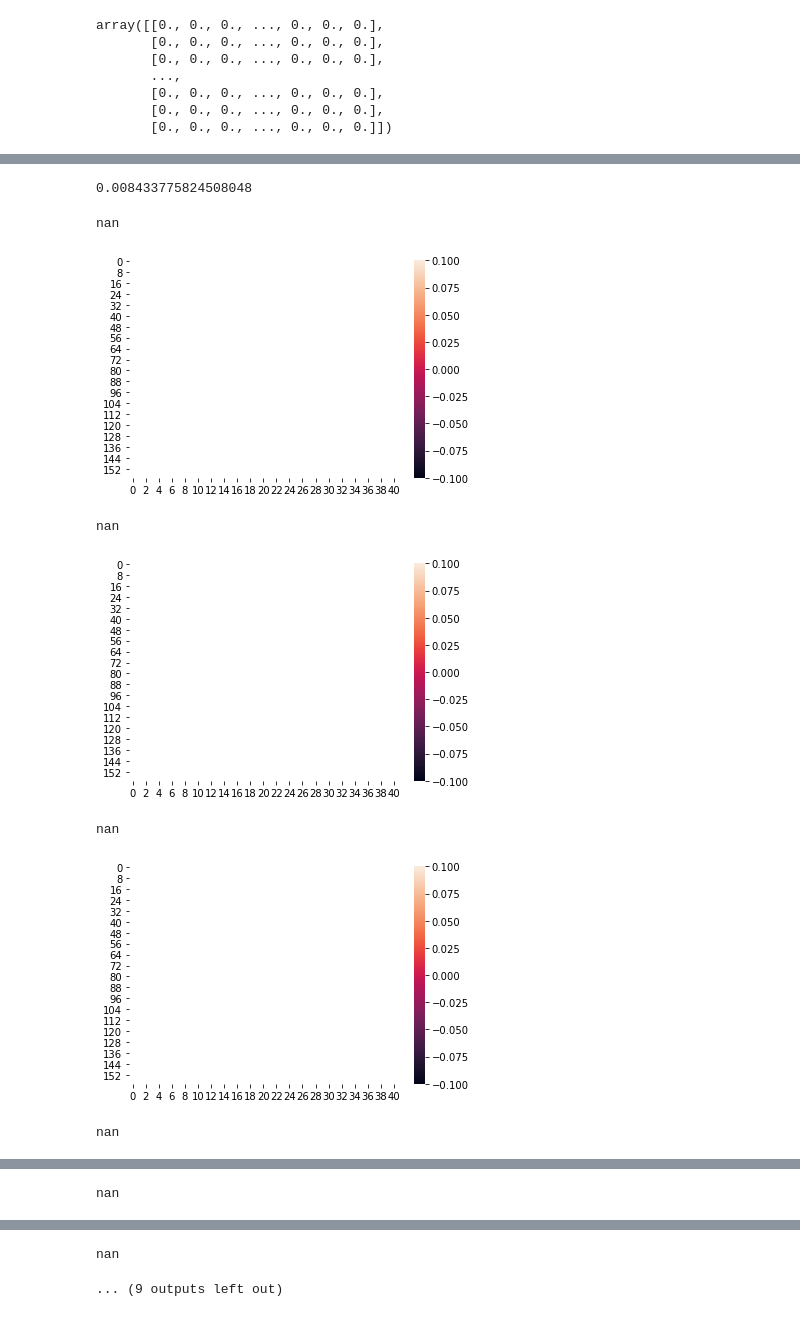
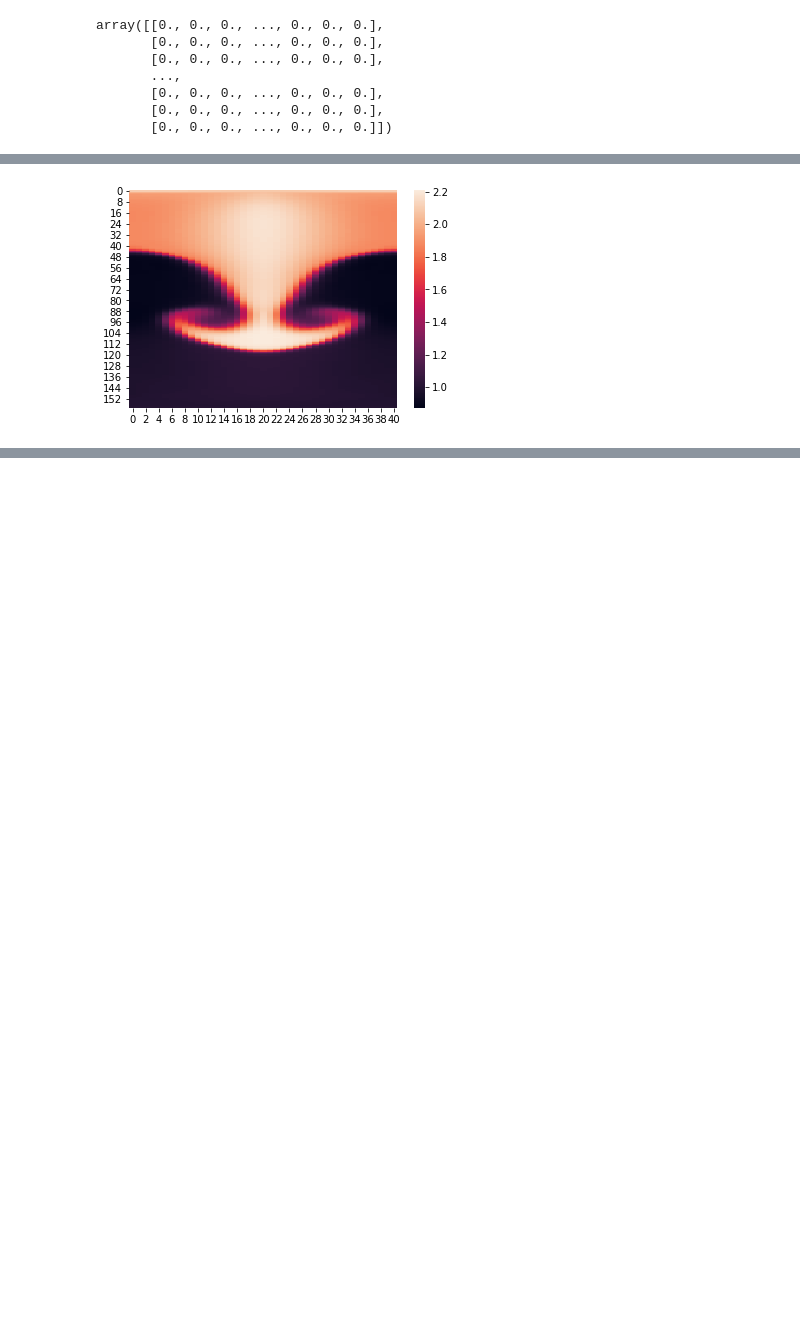
Before and after one commit to silvaneojunior/Top_mat_A, a Jupyter notebook: WENO-DS/Euler 2D.ipynb, the cells around one changed output, grey strips where cells are left out. Drawn from its saved outputs; the diff is of its cells as text; code cells hidden in the pictures; blank space fills up the shorter version.

Commit message:
Correção de erros no euler 2D

```diff
--- a/WENO-DS/Euler 2D.ipynb
+++ b/WENO-DS/Euler 2D.ipynb
@@ -68,23 +68,27 @@ array([[0., 0., 0., ..., 0., 0., 0.],
        [0., 0., 0., ..., 0., 0., 0.],
        [0., 0., 0., ..., 0., 0., 0.]])
 # %%
-WENO_Z_sim=simulation_2D(API_Numpy,euler_equation_2D,WENO_Z)
+WENO_Z_sim=simulation_2D(API_Numpy,
+                    euler_equation_2D,
+                    WENO_Z_pm,
+                    map_function=BI_mapping,
+                    mapping=pre_inv_mapping)
 # %%
 def RayleighTaylorGhostPointsX(Q,API):
-    left=API_Numpy.stack([Q[...,0,:3],-Q[...,1,:3],Q[...,2,:3],Q[...,3,:3]],axis=-2)
-    left=API_Numpy.reverse(left,axis=-1)
+    left=API_Numpy.stack([Q[...,0,:3,:],-Q[...,1,:3,:],Q[...,2,:3,:],Q[...,3,:3,:]],axis=-3)
+    left=API_Numpy.reverse(left,axis=-2)
 
     center=Q
 
-    right=API_Numpy.stack([Q[...,0,-3:],-Q[...,1,-3:],Q[...,2,-3:],Q[...,3,-3:]],axis=-2)
-    right=API_Numpy.reverse(right,axis=-1)
+    right=API_Numpy.stack([Q[...,0,-3:,:],-Q[...,1,-3:,:],Q[...,2,-3:,:],Q[...,3,-3:,:]],axis=-3)
+    right=API_Numpy.reverse(right,axis=-2)
 
-    return API_Numpy.concat([left,center,right],axis=-1)
+    return API_Numpy.concat([left,center,right],axis=-2)
 
 def RayleighTaylorGhostPointsY(Q,API):
    ref_shape=list(Q.shape)
-   vals_left=API_Numpy.reshape([2.0,0.0,0.0,1.0/(γ-1.0)],len(ref_shape[:-2])*[1]+[4]+[1])
-   vals_right=API_Numpy.reshape([1.0,0.0,0.0,2.5/(γ-1.0)],len(ref_shape[:-2])*[1]+[4]+[1])
+   vals_left=API_Numpy.reshape([2.0,0.0,0.0,1.0/(γ-1.0)],len(ref_shape[:-3])*[1]+[4]+[1,1])
+   vals_right=API_Numpy.reshape([1.0,0.0,0.0,2.5/(γ-1.0)],len(ref_shape[:-3])*[1]+[4]+[1,1])
    Qg = [API_Numpy.ones(ref_shape[:-1]+[3])*vals_left,
          Q,
         API_Numpy.ones(ref_shape[:-1]+[3])*vals_right]
@@ -101,15 +107,9 @@ plt.show()
 # %%
 U=U0.copy()
-for i in range(int(10)):
+for i in range(int(1.95/0.05)):
     U=WENO_Z_sim.Sim_graph(U, 0.05, Δ, Δ, cfl, RayleighTaylorGhostPointsX, RayleighTaylorGhostPointsY,RayleighTaylorGravity)
-    seaborn.heatmap(API_Numpy.transpose(U[0]))
+    clear_output()
+    seaborn.heatmap(U[0].T)
     plt.show()
 # %% [output]
-0.008433775824508048
-nan
-[figure, old version]
+[figure, new version]
-nan
-[figure, removed]
-nan
-[figure, removed]
-nan
@@ -117 +115,0 @@ nan
-nan
@@ -119,2 +115,0 @@ nan
-nan
-... (9 outputs left out)
```
Also changed, not shown: parts of 5 cells of this notebook, 3 other files.
